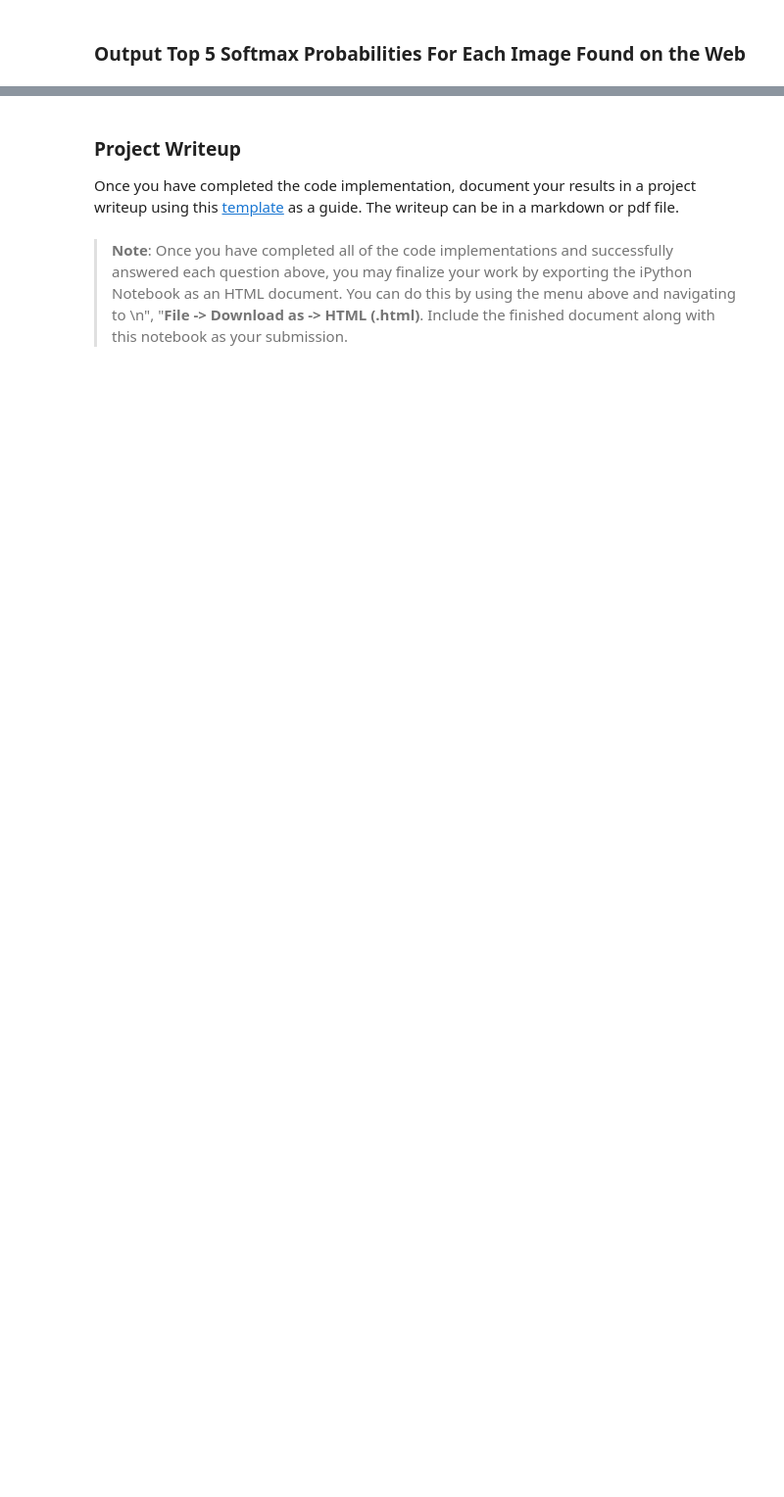
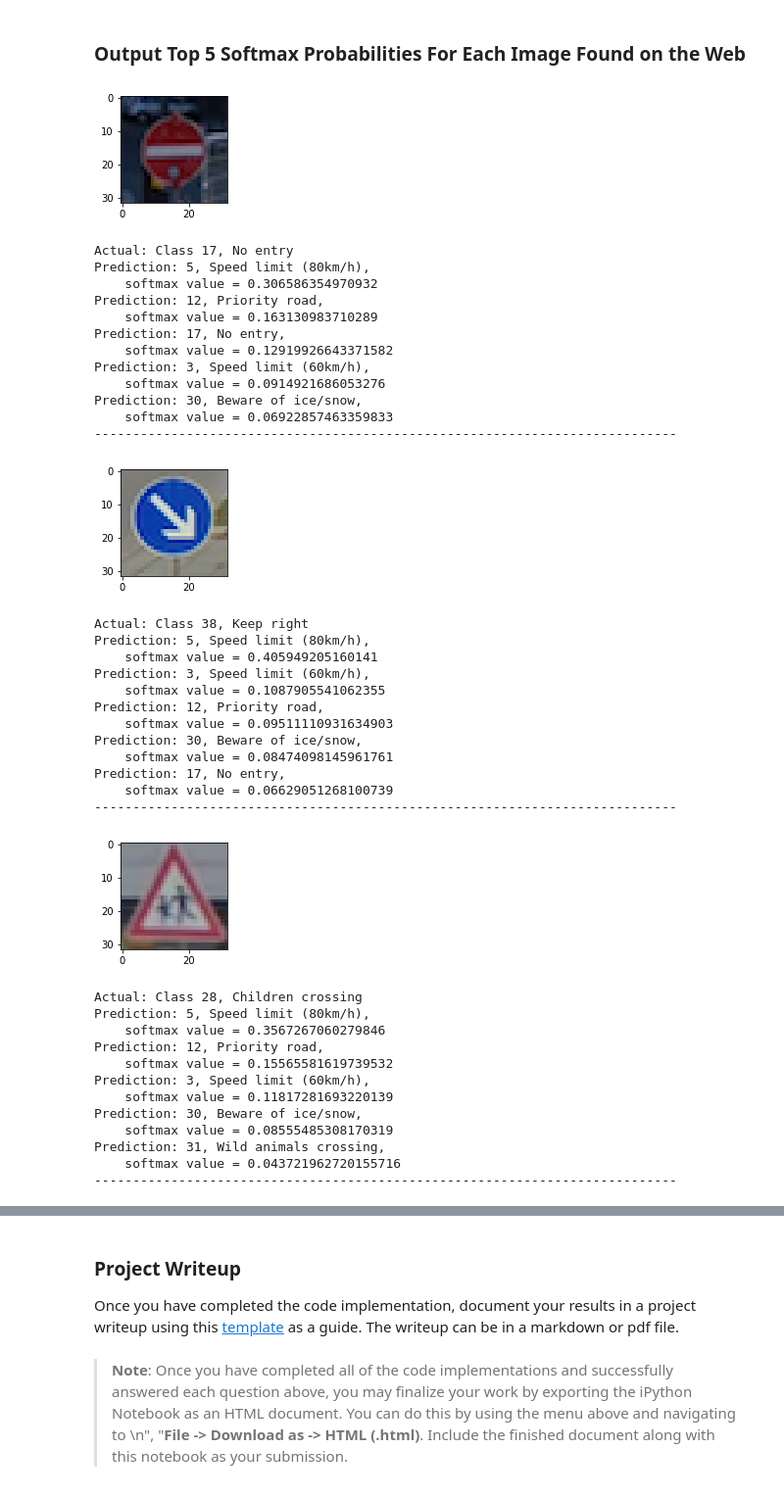
Before and after one commit to amorten/CarND-Traffic-Sign-Classifier-Project, a Jupyter notebook: Traffic_Sign_Classifier.ipynb, the cells around one changed output, grey strips where cells are left out. Shown at 98% size. Drawn from its saved outputs; the diff is of its cells as text; code cells hidden in the pictures; blank space fills up the shorter version.

```diff
--- a/Traffic_Sign_Classifier.ipynb
+++ b/Traffic_Sign_Classifier.ipynb
@@ -487,8 +564,9 @@ def evaluate(X_data, y_data):
 # %%
 from sklearn.utils import shuffle
 
-EPOCHS = 5
+EPOCHS = 10
 BATCH_SIZE = 128
+keep_prob_val = 0.5
 
 with tf.Session() as sess:
     sess.run(tf.global_variables_initializer())
@@ -501,10 +579,12 @@ with tf.Session() as sess:
         for offset in range(0, num_examples, BATCH_SIZE):
             end = offset + BATCH_SIZE
             batch_x, batch_y = X_train_normed[offset:end], y_train[offset:end]
-            sess.run(training_operation, feed_dict={x: batch_x, y: batch_y, keep_prob: 0.5})
+            sess.run(training_operation, feed_dict={x: batch_x, y: batch_y, keep_prob: keep_prob_val})
 
-        validation_accuracy = evaluate(X_valid_normed, y_valid)
+        training_accuracy = evaluate(X_train_normed, y_train, 0.5)
+        validation_accuracy = evaluate(X_valid_normed, y_valid, 1.0)
         print("EPOCH {} ...".format(i+1))
+        print("Training Accuracy = {:.3f}".format(training_accuracy))
         print("Validation Accuracy = {:.3f}".format(validation_accuracy))
         print()
 
@@ -514,5 +612,5 @@ with tf.Session() as sess:
 with tf.Session() as sess:
     saver.restore(sess, tf.train.latest_checkpoint('.'))
 
-    test_accuracy = evaluate(X_test_normed, y_test)
+    test_accuracy = evaluate(X_test_normed, y_test, 1.0)
     print("Test Accuracy = {:.3f}".format(test_accuracy))
@@ -586,7 +690,7 @@ y_test_2 = [17, # No Entry
 
 with tf.Session() as sess:
     #saver.restore(sess, tf.train.latest_checkpoint('.'))
-    saver.restore(sess,'./lenetbetter')
+    saver.restore(sess,'./lenetbetter2')
 
     prediction = tf.argmax(logits, 1)
     predictions = sess.run(prediction, feed_dict={x: X_test_2_normed, keep_prob: 1.0})
@@ -603,6 +707,11 @@ for idx in range(len(y_test_2)):
     plt.imshow(image)
     display(fig)
     plt.close()
+    image = X_test_2_gray[idx].squeeze()
+    fig = plt.figure(figsize=(2,2))
+    plt.imshow(image,cmap='gray')
+    display(fig)
+    plt.close()
     print("Actual: {}, {}".format(y_test_2[idx],sign_names[y_test_2[idx]]))
     print("Prediction: {}, {}".format(predictions[idx],sign_names[predictions[idx]]))
     print("----------------------------------------------------------------------------\n")
@@ -614,7 +745,7 @@ for idx in range(len(y_test_2)):
 
 with tf.Session() as sess:
     #saver.restore(sess, tf.train.latest_checkpoint('.'))
-    saver.restore(sess,'./lenetbetter')
+    saver.restore(sess,'./lenetbetter2')
 
-    test_accuracy = evaluate(X_test_2_normed, y_test_2)
+    test_accuracy = evaluate(X_test_2_normed, y_test_2, 1.0)
     print("Test Accuracy = {:.3f}".format(test_accuracy))
@@ -626,35 +759,75 @@ with tf.Session() as sess:
 
 with tf.Session() as sess:
     #saver.restore(sess, tf.train.latest_checkpoint('.'))
-    saver.restore(sess,'./lenetbetter')
+    saver.restore(sess,'./lenetbetter2')
 
     softmax = tf.nn.softmax(logits)
 
     k = 5
     top_k = tf.nn.top_k(softmax, k=k)
 
     softmaxes = sess.run(softmax, feed_dict={x: X_test_2_normed, keep_prob: 1.0})
 
     #print(softmaxes)
 
     top_k_array = sess.run(top_k, feed_dict={x: X_test_2_normed, keep_prob: 1.0})
 
     #print(top_k_array)
 
 
     for img_idx in range(len(y_test_2)):
         image = X_test_2[img_idx,:,:,:]
         fig = plt.figure(figsize=(2,2))
         plt.imshow(image)
         display(fig)
         plt.close()
         print("Actual: Class {}, {}".format(y_test_2[img_idx],sign_names[y_test_2[img_idx]]))
         for idx in range(k):
             pred = top_k_array.indices[img_idx,idx]
             val = top_k_array.values[img_idx,idx]
             #print("Predicted Class {} with softmax value {}".format(pred,val))
             print("Prediction: {}, {},\n    softmax value = {}".format(
                 pred,
                 sign_names[pred],
                 val))
         print("----------------------------------------------------------------------------\n")
+# %% [output]
+[figure, added]
+Actual: Class 17, No entry
+Prediction: 5, Speed limit (80km/h),
+    softmax value = 0.306586354970932
+Prediction: 12, Priority road,
+    softmax value = 0.163130983710289
+Prediction: 17, No entry,
+    softmax value = 0.12919926643371582
+Prediction: 3, Speed limit (60km/h),
+    softmax value = 0.0914921686053276
+Prediction: 30, Beware of ice/snow,
+    softmax value = 0.06922857463359833
+----------------------------------------------------------------------------
+[figure, added]
+Actual: Class 38, Keep right
+Prediction: 5, Speed limit (80km/h),
+    softmax value = 0.405949205160141
+Prediction: 3, Speed limit (60km/h),
+    softmax value = 0.1087905541062355
+Prediction: 12, Priority road,
+    softmax value = 0.09511110931634903
+Prediction: 30, Beware of ice/snow,
+    softmax value = 0.08474098145961761
+Prediction: 17, No entry,
+    softmax value = 0.06629051268100739
+----------------------------------------------------------------------------
+[figure, added]
+Actual: Class 28, Children crossing
+Prediction: 5, Speed limit (80km/h),
+    softmax value = 0.3567267060279846
+Prediction: 12, Priority road,
+    softmax value = 0.15565581619739532
+Prediction: 3, Speed limit (60km/h),
+    softmax value = 0.11817281693220139
+Prediction: 30, Beware of ice/snow,
+    softmax value = 0.08555485308170319
+Prediction: 31, Wild animals crossing,
+    softmax value = 0.043721962720155716
+----------------------------------------------------------------------------
```
Also changed, not shown: parts of 12 cells of this notebook, 2 other files.
